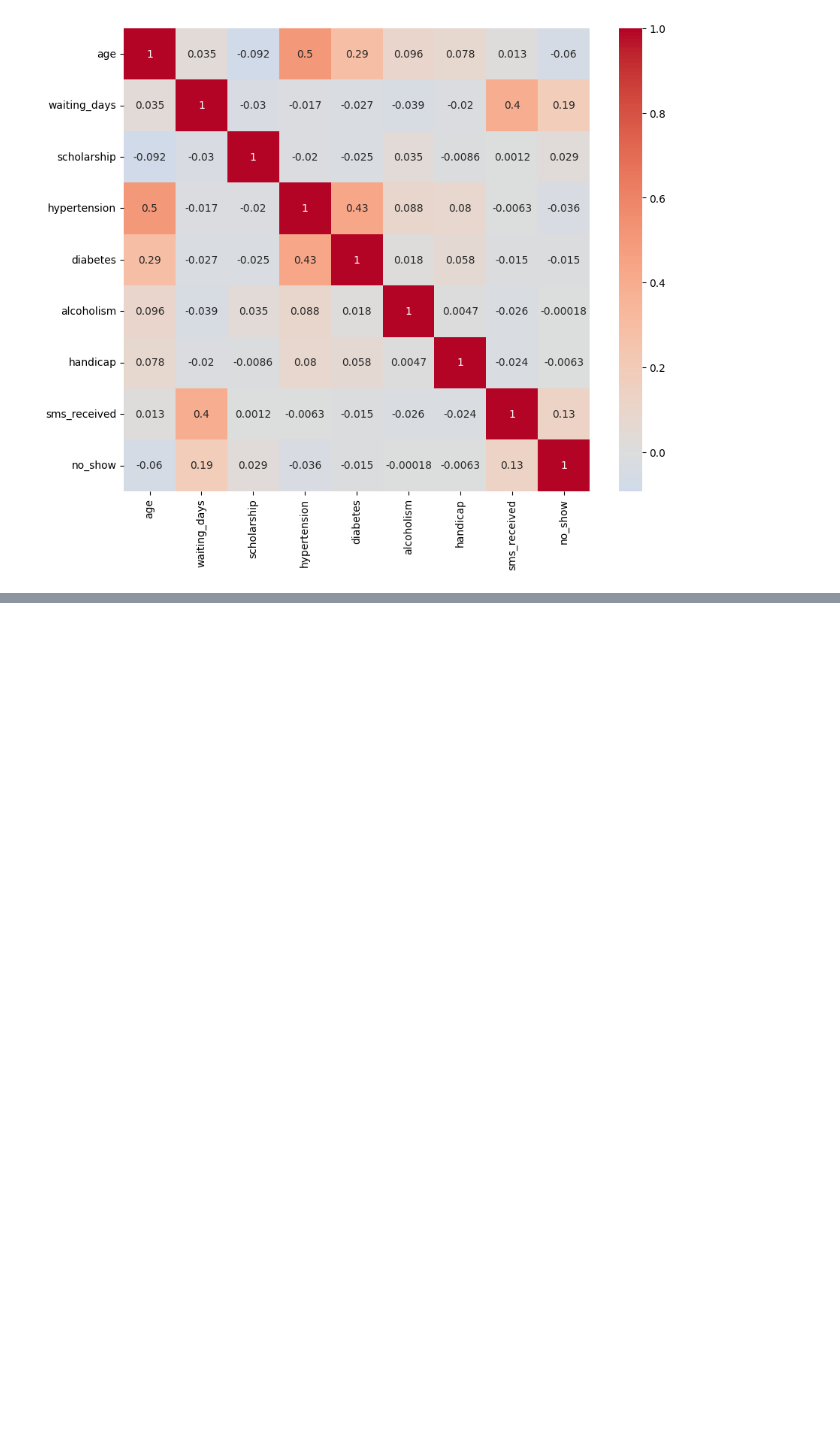
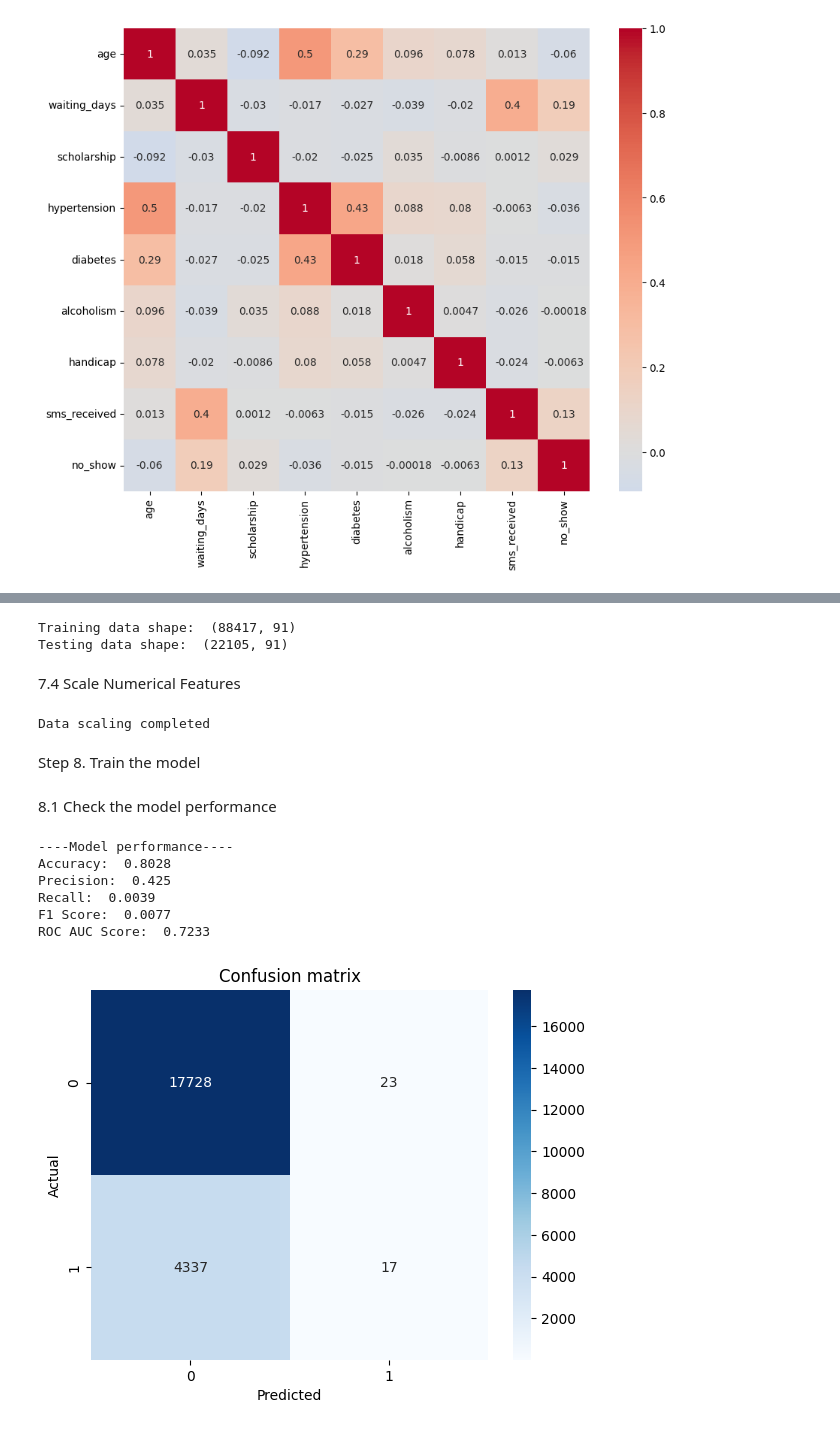
Before and after one commit to bkk10/Medical_NoShow_Analysis, a Jupyter notebook: medical_appointment/eda.ipynb, the cells around one changed output, grey strips where cells are left out. Cells and saved outputs as stored; diff of their text form; code cells hidden in the pictures; blank space fills up the shorter version.

Commit message:
Model Development

```diff
--- a/medical_appointment/eda.ipynb
+++ b/medical_appointment/eda.ipynb
@@ -393,0 +420,63 @@ Name: no_show, dtype: float64
+# %%
+from sklearn.model_selection import train_test_split
+X_train, X_test, y_train, y_test = train_test_split(X, y, test_size=0.2, random_state = 42)
+
+print("Training data shape: ", X_train.shape)
+print("Testing data shape: ", X_test.shape)
+# %% [output]
+Training data shape:  (88417, 91)
+Testing data shape:  (22105, 91)
+# %% [markdown]
+7.4 Scale Numerical Features
+# %%
+from sklearn.preprocessing import StandardScaler
+scaler = StandardScaler()
+
+col_to_scale = ['age','waiting_days']
+X_train[col_to_scale] = scaler.fit_transform(X_train[col_to_scale])
+X_test[col_to_scale] = scaler.fit_transform(X_test[col_to_scale])
+
+print("Data scaling completed")
+# %% [output]
+Data scaling completed
+# %% [markdown]
+Step 8. Train the model
+# %%
+from sklearn.linear_model import LogisticRegression
+from sklearn.metrics import accuracy_score, precision_score, recall_score
+import seaborn as sns
+import matplotlib.pyplot as plt
+
+#Train the model
+model = LogisticRegression(max_iter=1000, random_state=42)
+model.fit(X_train, y_train)
+
+#make predictions
+y_pred = model.predict(X_test)
+y_pred_proba = model.predict_proba(X_test)[:,1]
+# %% [markdown]
+8.1 Check the model performance
+# %%
+from sklearn.metrics import confusion_matrix, f1_score, roc_auc_score
+
+print("----Model performance----")
+print("Accuracy: ", round(accuracy_score(y_test, y_pred), 4))
+print("Precision: ", round(precision_score(y_test, y_pred), 4))
+print("Recall: ", round(recall_score(y_test, y_pred), 4))
+print("F1 Score: ", round(f1_score(y_test, y_pred), 4))
+print("ROC AUC Score: ", round(roc_auc_score(y_test, y_pred_proba), 4))
+
+cm = confusion_matrix(y_test, y_pred)
+sns.heatmap(cm, annot=True, fmt='d', cmap='Blues')
+plt.title("Confusion matrix")
+plt.xlabel('Predicted')
+plt.ylabel('Actual')
+plt.show()
+# %% [output]
+----Model performance----
+Accuracy:  0.8028
+Precision:  0.425
+Recall:  0.0039
+F1 Score:  0.0077
+ROC AUC Score:  0.7233
+[figure, added]
```
Also changed, not shown: parts of 6 cells of this notebook.
